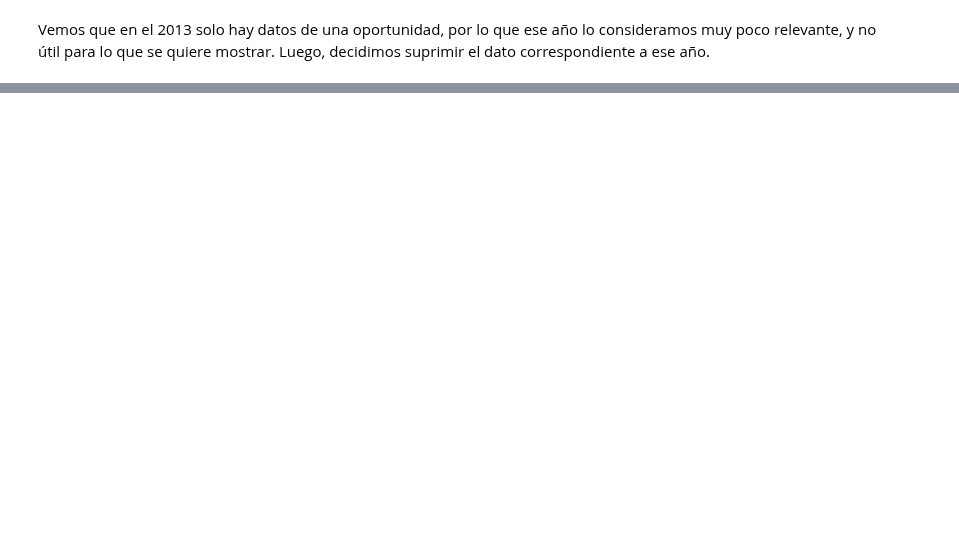
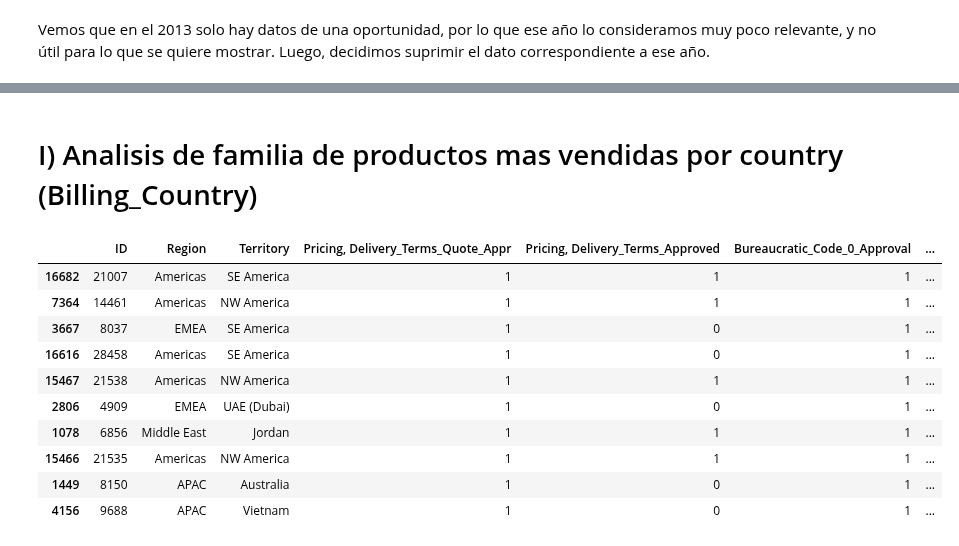
Before and after one commit to FerFabbiano/tp1-OrganizacionDeDatos, a Jupyter notebook: TP1_OrgaDeDatos.ipynb, the cells around one changed output, grey strips where cells are left out. Cells and saved outputs as stored; diff of their text form; code cells hidden in the pictures; blank space fills up the shorter version.

```diff
--- a/TP1_OrgaDeDatos.ipynb
+++ b/TP1_OrgaDeDatos.ipynb
@@ -59,8 +59,9 @@ entrenamientoDf.head(100)
 # %% [markdown]
 # 1)Análisis del DataFrame
 # %%
+entrenamientoDf["Territory"] = entrenamientoDf["Territory"].astype("category")
+#Las columnas de ASP,ASP_(converted) y Total_Amount tienen elementos nulos
 entrenamientoDf.info()
-#Las columnas de ASP,ASP_(converted) y Total_Amount tienen elementos nulos
 # %% [output]
 <class 'pandas.core.frame.DataFrame'>
 RangeIndex: 16947 entries, 0 to 16946
@@ -729,0 +736,16 @@ sns.heatmap(dfHeatMap, fmt=".0f",annot=True, linewidths=.5, ax=ax, cmap="rocket_
+# %% [markdown]
+# I) Analisis de familia de productos mas vendidas por country (Billing_Country)
+# %%
+entrenamientoDf.nlargest(10,'TRF')
+# %% [output]
+|  | ID | Region | Territory | Pricing, Delivery_Terms_Quote_Appr | Pricing, Delivery_Terms_Approved | Bureaucratic_Code_0_Approval | ... |
+| 16682 | 21007 | Americas | SE America | 1 | 1 | 1 | ... |
+| 7364 | 14461 | Americas | NW America | 1 | 1 | 1 | ... |
+| 3667 | 8037 | EMEA | SE America | 1 | 0 | 1 | ... |
+| 16616 | 28458 | Americas | SE America | 1 | 0 | 1 | ... |
+| 15467 | 21538 | Americas | NW America | 1 | 1 | 1 | ... |
+| 2806 | 4909 | EMEA | UAE (Dubai) | 1 | 0 | 1 | ... |
+| 1078 | 6856 | Middle East | Jordan | 1 | 1 | 1 | ... |
+| 15466 | 21535 | Americas | NW America | 1 | 1 | 1 | ... |
+| 1449 | 8150 | APAC | Australia | 1 | 0 | 1 | ... |
+| 4156 | 9688 | APAC | Vietnam | 1 | 0 | 1 | ... |
```
Also changed, not shown: parts of 15 cells of this notebook.
